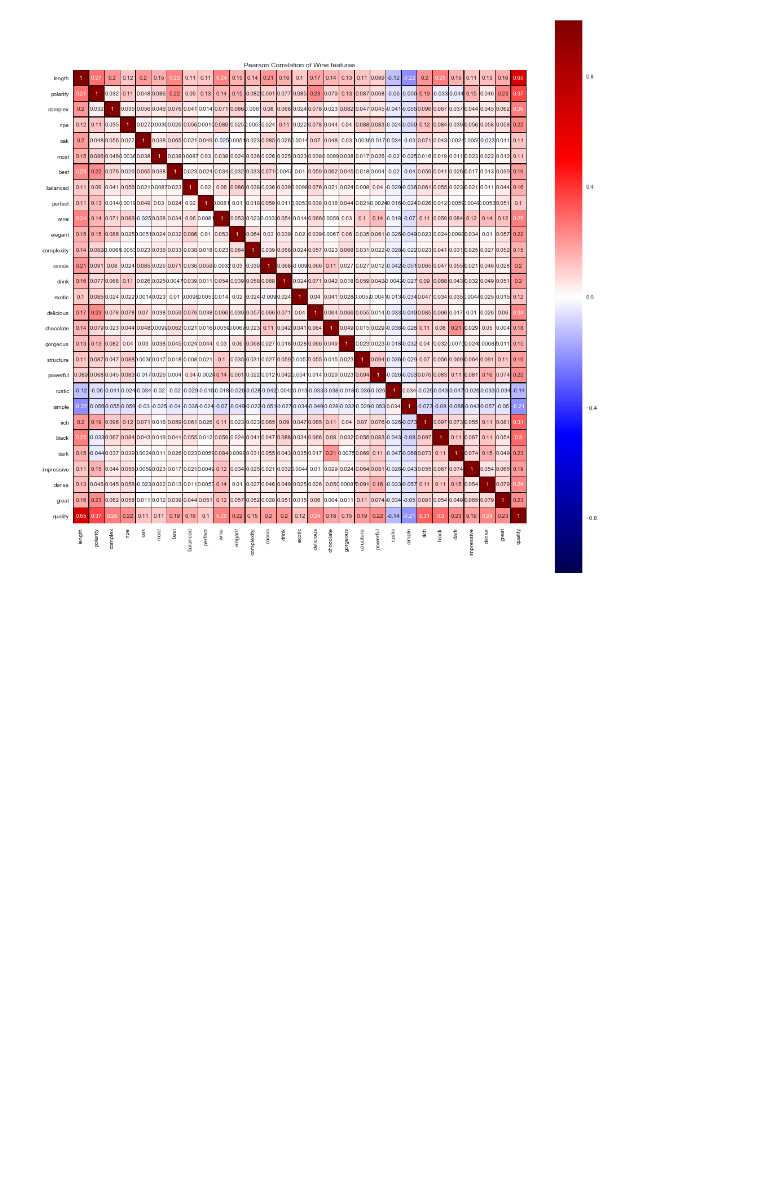
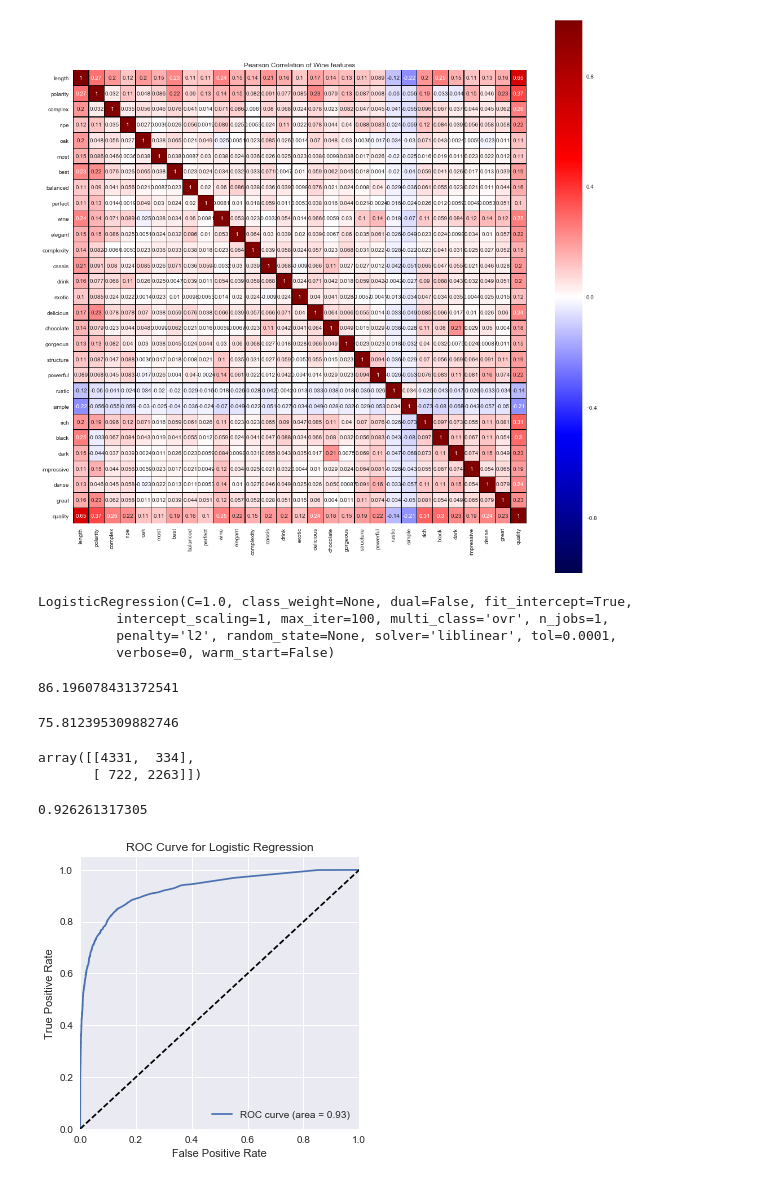
Before and after one commit to pavlafuxova/TFM, a Jupyter notebook: word_count_classifier.ipynb, the cells around one changed output. Drawn from its saved outputs; the diff is of its cells as text; code cells hidden in the pictures; blank space fills up the shorter version.

Commit message:
logistic regression

```diff
--- a/word_count_classifier.ipynb
+++ b/word_count_classifier.ipynb
@@ -499,0 +503,2 @@ plt.show()
+# %%
+X = X.values
@@ -499,0 +507,2 @@ plt.show()
+# %%
+X_train, X_test,y_train,y_test = train_test_split(X,y,test_size = 0.5,random_state = 42)
@@ -499,0 +513,48 @@ plt.show()
+# %%
+from sklearn.linear_model import LogisticRegression
+clf_lr = LogisticRegression()
+# %%
+clf_lr.fit(X_train,y_train)
+# %% [output]
+LogisticRegression(C=1.0, class_weight=None, dual=False, fit_intercept=True,
+          intercept_scaling=1, max_iter=100, multi_class='ovr', n_jobs=1,
+          penalty='l2', random_state=None, solver='liblinear', tol=0.0001,
+          verbose=0, warm_start=False)
+# %%
+accuracy_score(clf_lr.predict(X_test),y_test)*100
+# %% [output]
+86.196078431372541
+# %%
+precision_score(clf_lr.predict(X_test),y_test)*100
+# %% [output]
+75.812395309882746
+# %%
+confusion_matrix(y_test,clf_lr.predict(X_test))
+# %% [output]
+array([[4331,  334],
+       [ 722, 2263]])
+# %%
+from sklearn.metrics import roc_curve, auc
+
+clf_lr.fit(X_train, y_train)
+# Determine the false positive and true positive rates
+fpr, tpr, _ = roc_curve(y_test, clf_lr.predict_proba(X_test)[:,1])
+
+# Calculate the AUC
+roc_auc = auc(fpr, tpr)
+print(roc_auc)
+
+# Plot of a ROC curve for a specific class
+plt.figure(figsize=(5,5))
+plt.plot(fpr, tpr, label='ROC curve (area = %0.2f)' % roc_auc)
+plt.plot([0, 1], [0, 1], 'k--')
+plt.xlim([0.0, 1.0])
+plt.ylim([0.0, 1.05])
+plt.xlabel('False Positive Rate')
+plt.ylabel('True Positive Rate')
+plt.title('ROC Curve for Logistic Regression')
+plt.legend(loc="lower right")
+plt.show()
+# %% [output]
+0.926261317305
+[figure, added]
```
Also changed, not shown: parts of 3 cells of this notebook.
